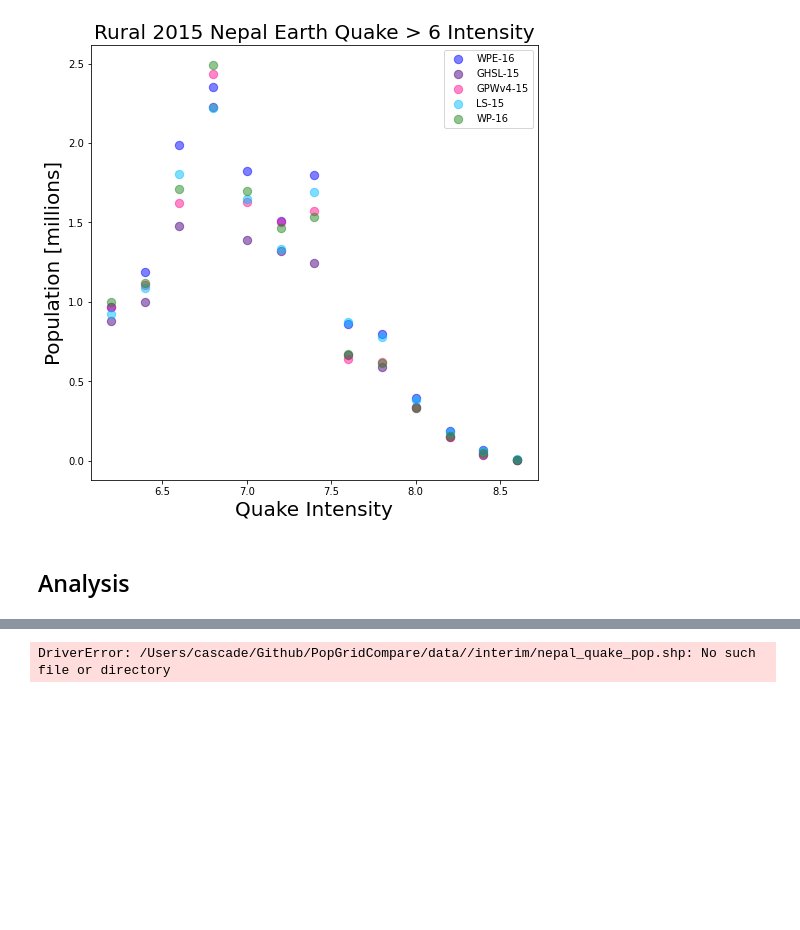
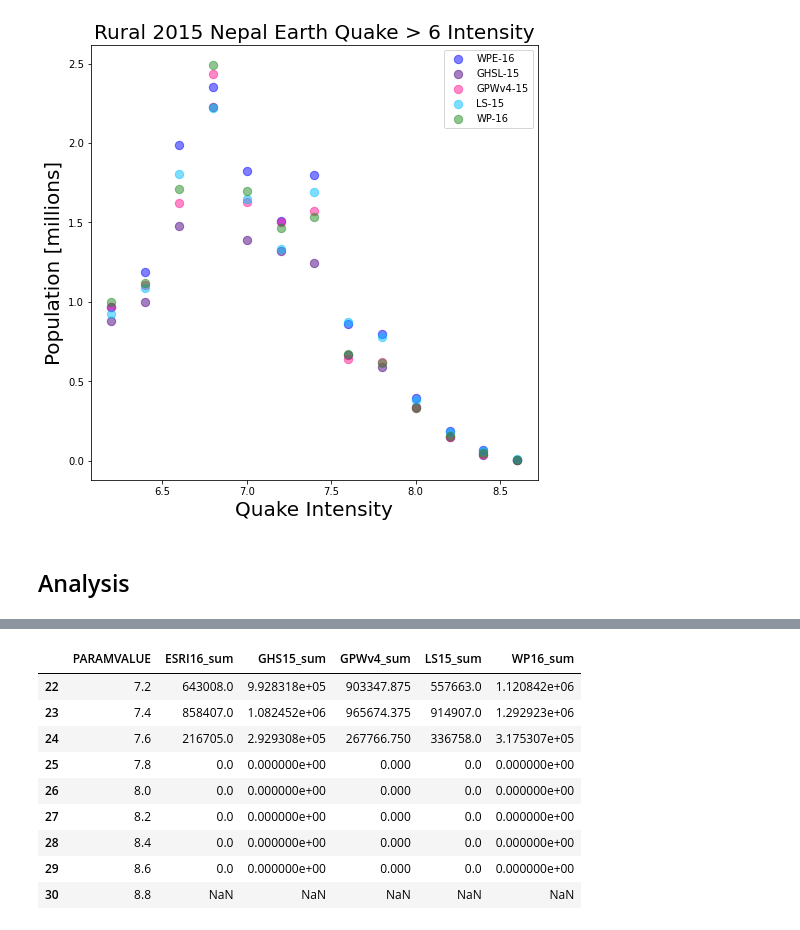
Before and after one commit to cascadet/PopGridCompare-ms, a Jupyter notebook: notebooks/Step5_NepalQuake.ipynb, the cells around one changed output, grey strips where cells are left out. Drawn from its saved outputs; the diff is of its cells as text; code cells hidden in the pictures; blank space fills up the shorter version.

```diff
--- a/notebooks/Step5_NepalQuake.ipynb
+++ b/notebooks/Step5_NepalQuake.ipynb
@@ -279,14 +310,12 @@ plt.savefig(fig_out, dpi = 300, facecolor = 'white', bbox_inches='tight')
 # %%
 # All
-all_pop = gpd.read_file(DATA_PATH+'/interim/nepal_quake_pop.shp')
+all_pop = gpd.read_file(DATA_PATH+'/processed/nepal_quake_pop.shp')
 all_pop['max'] = all_pop.iloc[:,1:5].values.max(1)
 all_pop['min'] = all_pop.iloc[:,1:5].values.min(1)
 all_pop['dif'] = all_pop['max'] - all_pop['min']
-# %% [output]
-DriverError: /Users/cascade/Github/PopGridCompare/data//interim/nepal_quake_pop.shp: No such file or directory
 # %%
 # Urban
-urban_pop = gpd.read_file(DATA_PATH+'/interim/nepal_urban_quake_pop.shp')
+urban_pop = gpd.read_file(DATA_PATH+'/processed/nepal_urban_quake_pop.shp')
 urban_pop['max'] = urban_pop.iloc[:,1:5].values.max(1)
 urban_pop['min'] = urban_pop.iloc[:,1:5].values.min(1)
 urban_pop['dif'] = urban_pop['max'] - urban_pop['min']
@@ -298,2 +322,15 @@ df;
+# %%
+urban_pop[urban_pop['PARAMVALUE'] >= 7.2].iloc[:,:6]
+# %% [output]
+|  | PARAMVALUE | ESRI16_sum | GHS15_sum | GPWv4_sum | LS15_sum | WP16_sum |
+| 22 | 7.2 | 643008.0 | 9.928318e+05 | 903347.875 | 557663.0 | 1.120842e+06 |
+| 23 | 7.4 | 858407.0 | 1.082452e+06 | 965674.375 | 914907.0 | 1.292923e+06 |
+| 24 | 7.6 | 216705.0 | 2.929308e+05 | 267766.750 | 336758.0 | 3.175307e+05 |
+| 25 | 7.8 | 0.0 | 0.000000e+00 | 0.000 | 0.0 | 0.000000e+00 |
+| 26 | 8.0 | 0.0 | 0.000000e+00 | 0.000 | 0.0 | 0.000000e+00 |
+| 27 | 8.2 | 0.0 | 0.000000e+00 | 0.000 | 0.0 | 0.000000e+00 |
+| 28 | 8.4 | 0.0 | 0.000000e+00 | 0.000 | 0.0 | 0.000000e+00 |
+| 29 | 8.6 | 0.0 | 0.000000e+00 | 0.000 | 0.0 | 0.000000e+00 |
+| 30 | 8.8 | NaN | NaN | NaN | NaN | NaN |
 # %%
 # rural
```
Also changed, not shown: parts of 8 cells of this notebook.
